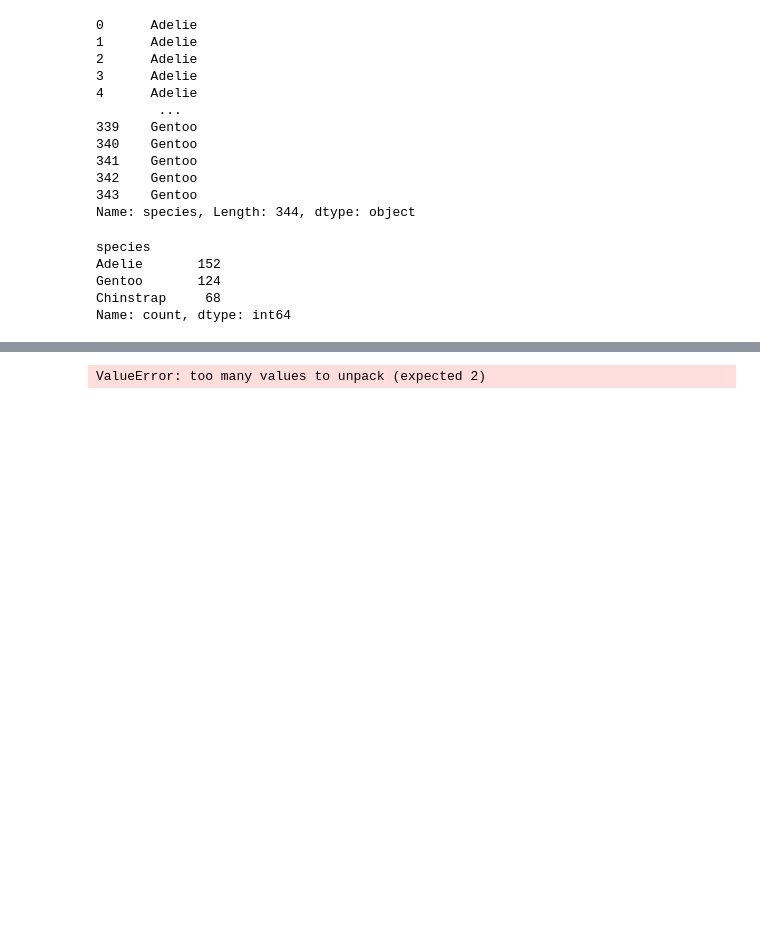
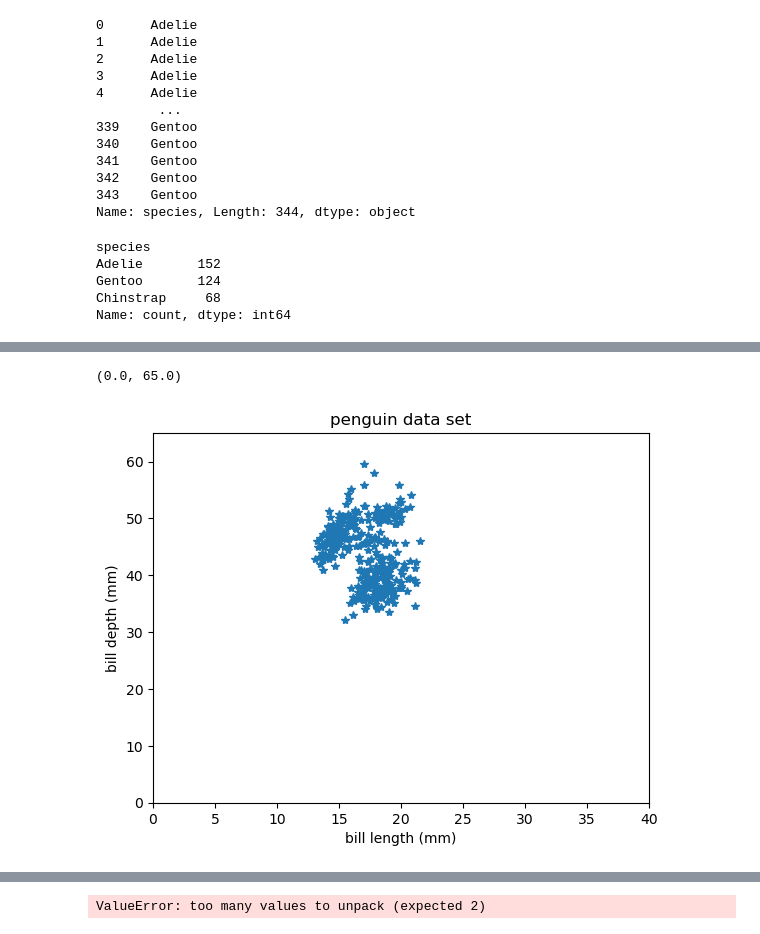
Before and after one commit to Gtalen/data-analytics, a Jupyter notebook: penguins.ipynb, the cells around one changed output, grey strips where cells are left out. Cells and saved outputs as stored; diff of their text form; code cells hidden in the pictures; blank space fills up the shorter version.

```diff
--- a/penguins.ipynb
+++ b/penguins.ipynb
@@ -146,0 +291,12 @@ Name: count, dtype: int64
+# %%
+#simple plot
+plt.plot(bdept, blength, '*')
+plt.xlabel('bill length (mm)')
+plt.ylabel('bill depth (mm)')
+plt.title('penguin data set')
+#setting the axis limit
+plt.xlim(0,40)
+plt.ylim(0, 65)
+# %% [output]
+(0.0, 65.0)
+[figure, added]
```
Also changed, not shown: parts of 18 cells of this notebook, 1 other file.
